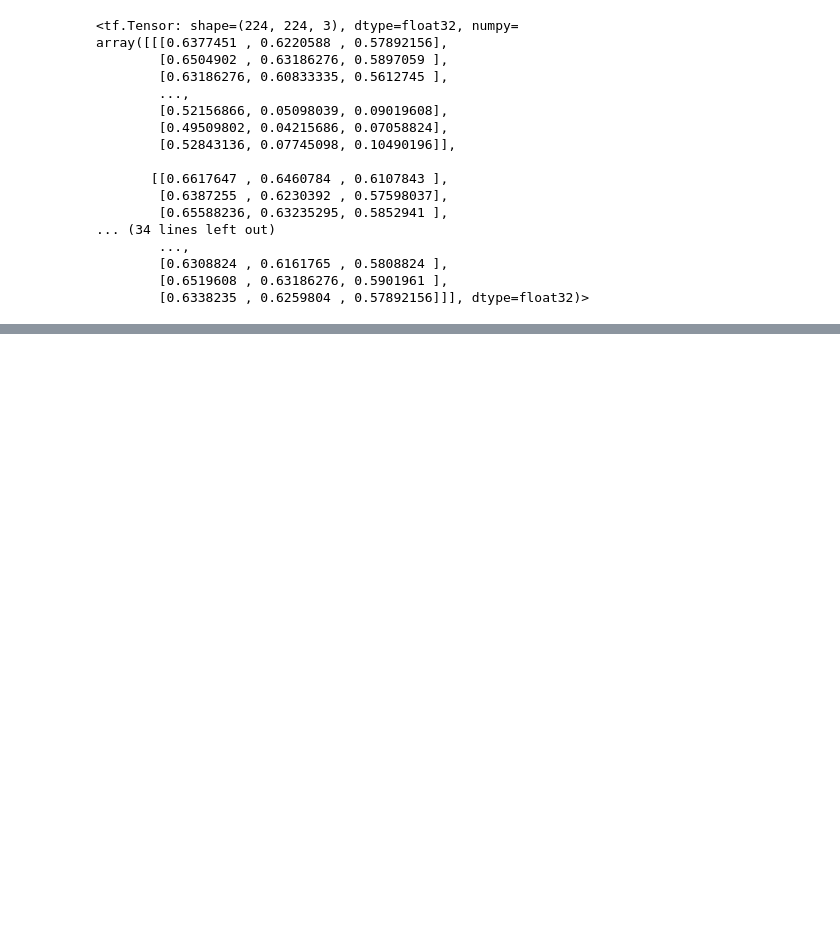
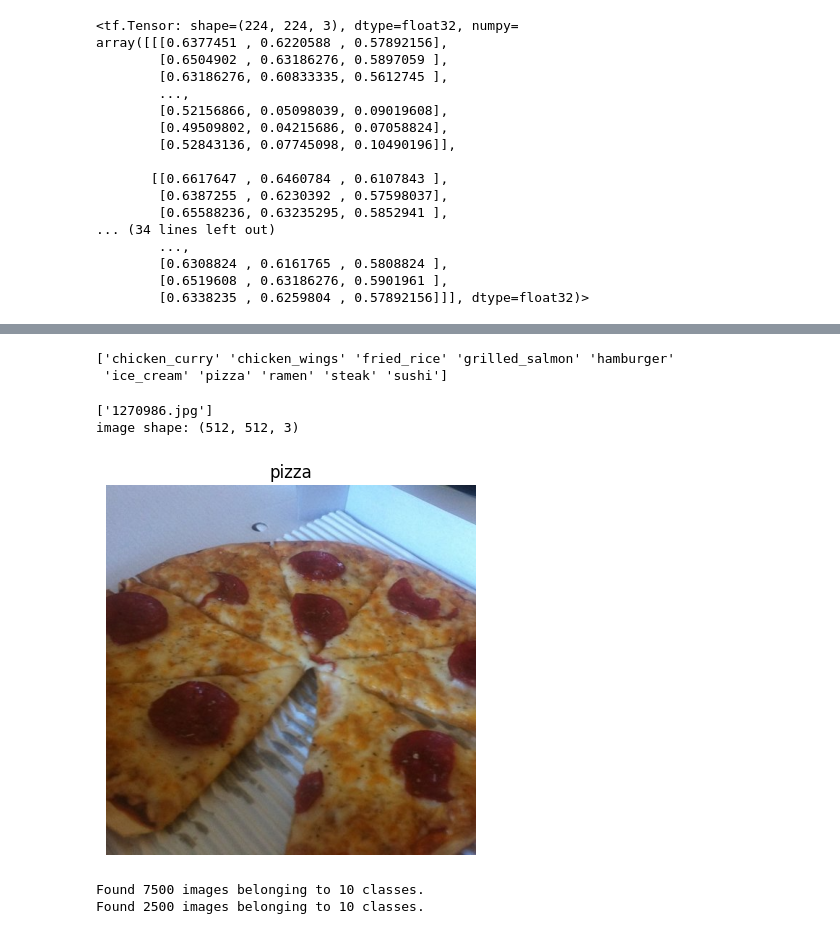
Before and after one commit to ifte110/tensorflow-deep-learning-0toM-Self-Practice, a Jupyter notebook: 03_intro_to_computer_vision.ipynb, the cells around one changed output, grey strips where cells are left out. Saved outputs shown, nothing was run; the diff lists cells and outputs as text; code cells hidden in the pictures; blank space fills up the shorter version.

```diff
--- a/03_intro_to_computer_vision.ipynb
+++ b/03_intro_to_computer_vision.ipynb
@@ -399,0 +488,40 @@ array([[0.9385077]], dtype=float32)
+# %%
+train_dir = "/content/10_food_classes_all_data/train/"
+test_dir = "/content/10_food_classes_all_data/test/"
+# %%
+import pathlib
+import numpy as np
+data_dir = pathlib.Path(train_dir)
+class_names =np.array(sorted([item.name for item in data_dir.glob('*')]))
+print(class_names)
+# %% [output]
+['chicken_curry' 'chicken_wings' 'fried_rice' 'grilled_salmon' 'hamburger'
+ 'ice_cream' 'pizza' 'ramen' 'steak' 'sushi']
+# %%
+import random
+img = view_random_image(train_dir, target_class=random.choice(class_names))
+# %% [output]
+['1270986.jpg']
+image shape: (512, 512, 3)
+[figure, added]
+# %%
+from tensorflow.keras.preprocessing.image import ImageDataGenerator
+
+train_datagen = ImageDataGenerator(rescale=1/255.)
+
+test_datagen = ImageDataGenerator(rescale=1/255.)
+
+train_data = train_datagen.flow_from_directory(train_dir,
+                                               target_size=(224,224),
+                                               batch_size=32,
+                                               class_mode="categorical",
+                                               shuffle=True)
+
+test_data = test_datagen.flow_from_directory(test_dir,
+                                               target_size=(224,224),
+                                               batch_size=32,
+                                               class_mode="categorical",
+                                               shuffle=True)
+# %% [output]
+Found 7500 images belonging to 10 classes.
+Found 2500 images belonging to 10 classes.
```
Also changed, not shown: parts of 29 cells of this notebook.
